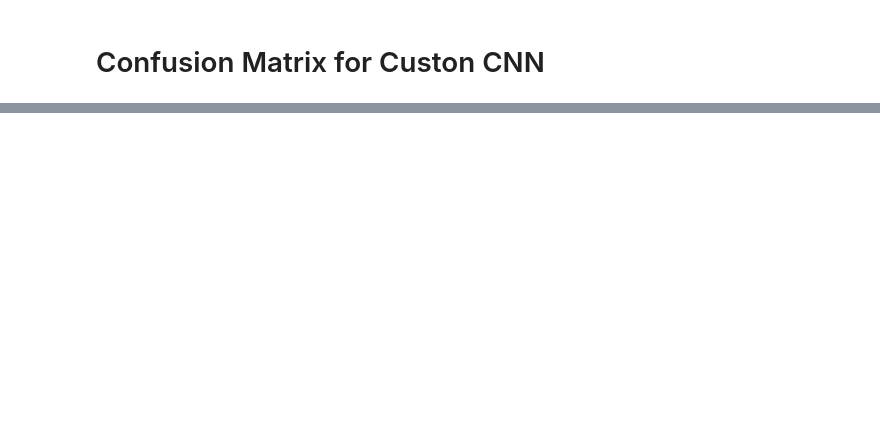
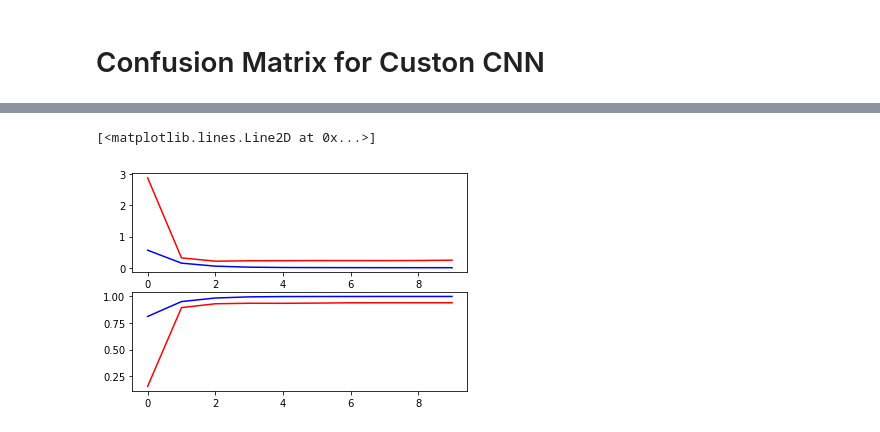
Before and after one commit to sameer1604/Cifar10, a Jupyter notebook: Cifar10.ipynb, the cells around one changed output, grey strips where cells are left out. Cells and saved outputs as stored; diff of their text form; code cells hidden in the pictures; blank space fills up the shorter version.

```diff
--- a/Cifar10.ipynb
+++ b/Cifar10.ipynb
@@ -352,0 +429,3 @@ Confusion matrix, without normalization
+# %%
+EPOCHS = 10
+history = model.fit(X_train, y_train, epochs=EPOCHS, validation_data = (X_val, y_val), batch_size=64)
@@ -352,0 +453,17 @@ Confusion matrix, without normalization
+# %%
+#Plot the training and valiation loss
+'''The output of model.fit is a model.History object which is a record of metrics at each epoch. This can be used to graph the training and validation accuracy
+to see where they plateaued off and if overfitting can subsequently be avoided'''
+
+f,ax=plt.subplots(2,1) #Creates 2 subplots under 1 column
+
+#Assign the first subplot to graph training loss and validation loss
+ax[0].plot(model.history.history['loss'],color='b',label='Training Loss')
+ax[0].plot(model.history.history['val_loss'],color='r',label='Validation Loss')
+
+#Next lets plot the training accuracy and validation accuracy
+ax[1].plot(model.history.history['accuracy'],color='b',label='Training  Accuracy')
+ax[1].plot(model.history.history['val_accuracy'],color='r',label='Validation Accuracy')
+# %% [output]
+[<matplotlib.lines.Line2D at 0x...>]
+[figure, added]
```
Also changed, not shown: parts of 17 cells of this notebook.
